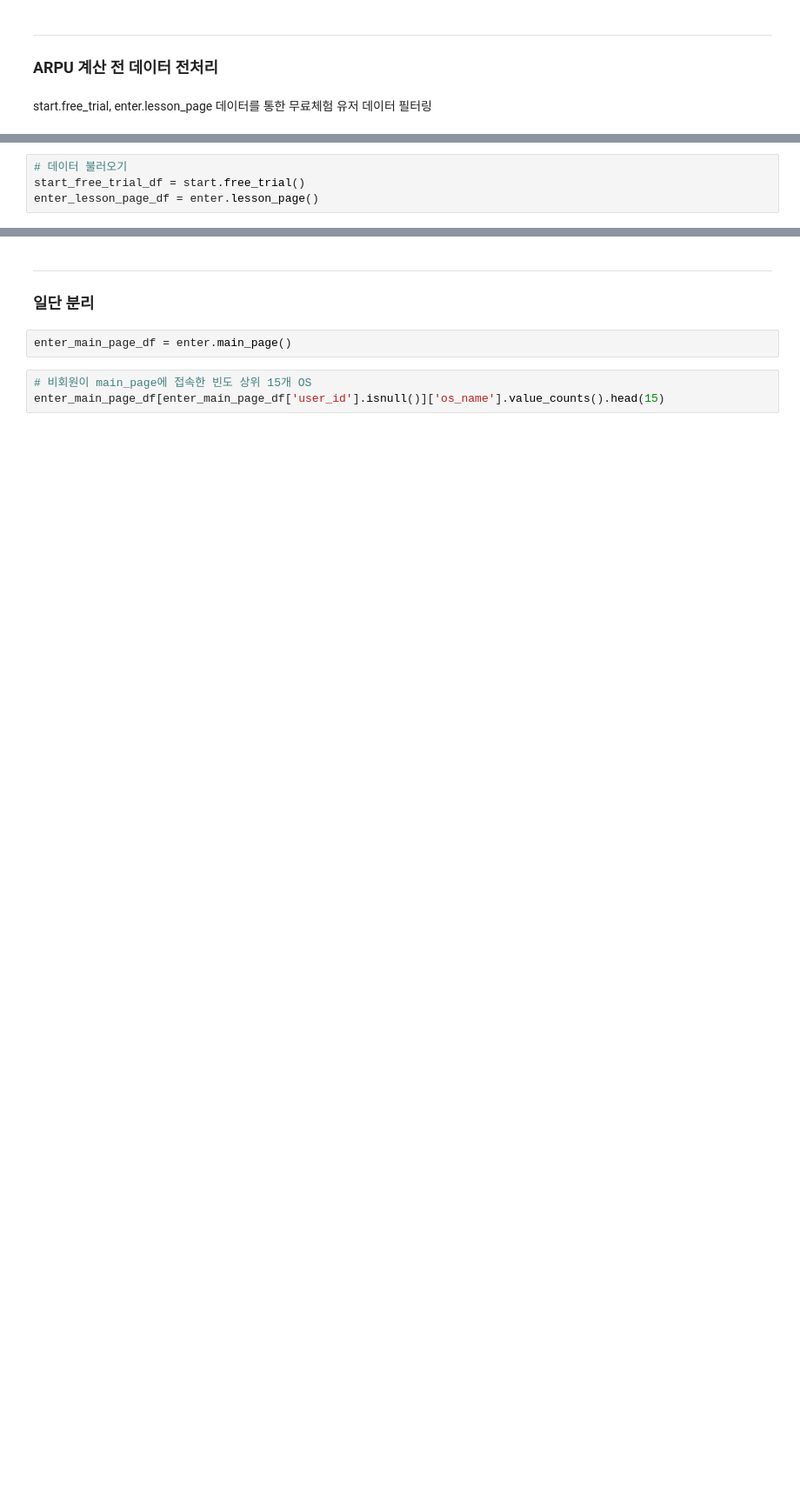
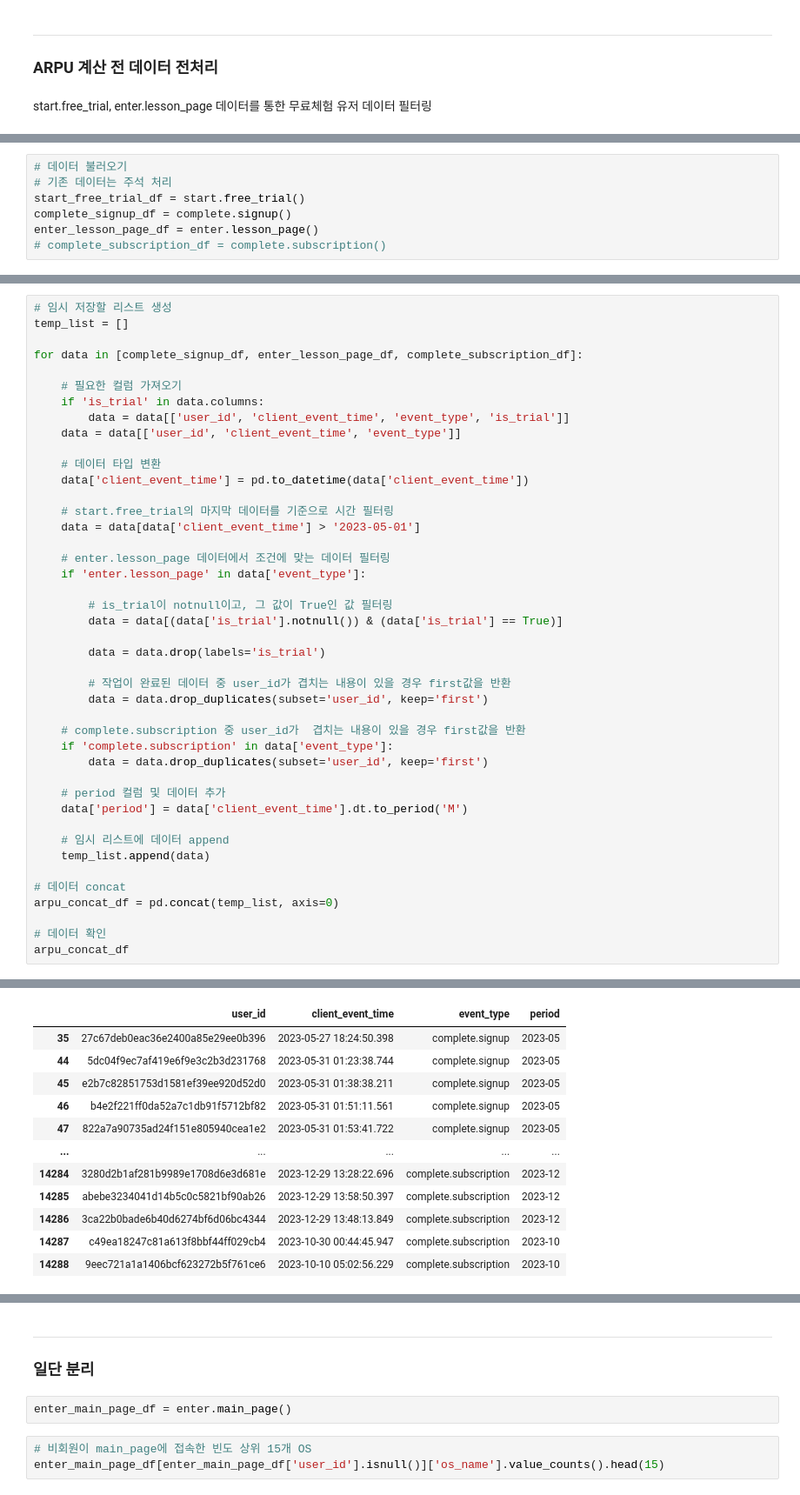
Before and after one commit to saeraniren/intermediate_project, a Jupyter notebook: lwc_main.ipynb, the cells around one changed output, grey strips where cells are left out. Shown at 87% size. Saved outputs shown, nothing was run; the diff lists cells and outputs as text; blank space fills up the shorter version.

```diff
--- a/lwc_main.ipynb
+++ b/lwc_main.ipynb
@@ -1041,4 +927,7 @@ concat_df_for_arpu
 # %%
 # 데이터 불러오기
+# 기존 데이터는 주석 처리
 start_free_trial_df = start.free_trial()
+complete_signup_df = complete.signup()
 enter_lesson_page_df = enter.lesson_page()
+# complete_subscription_df = complete.subscription()
@@ -1134,0 +934,44 @@ print(len(set(start_free_trial_df_for_arpu['user_id']) & set(enter_lesson_page_d
+# %%
+# 임시 저장할 리스트 생성
+temp_list = []
+
+for data in [complete_signup_df, enter_lesson_page_df, complete_subscription_df]:
+
+    # 필요한 컬럼 가져오기
+    if 'is_trial' in data.columns:
+        data = data[['user_id', 'client_event_time', 'event_type', 'is_trial']]
+    data = data[['user_id', 'client_event_time', 'event_type']]
+
+    # 데이터 타입 변환
+    data['client_event_time'] = pd.to_datetime(data['client_event_time'])
+
+    # start.free_trial의 마지막 데이터를 기준으로 시간 필터링
+    data = data[data['client_event_time'] > '2023-05-01']
+
+    # enter.lesson_page 데이터에서 조건에 맞는 데이터 필터링
+    if 'enter.lesson_page' in data['event_type']:
+
+        # is_trial이 notnull이고, 그 값이 True인 값 필터링
+        data = data[(data['is_trial'].notnull()) & (data['is_trial'] == True)]
+
+        data = data.drop(labels='is_trial')
+
+        # 작업이 완료된 데이터 중 user_id가 겹치는 내용이 있을 경우 first값을 반환
+        data = data.drop_duplicates(subset='user_id', keep='first')
+
+    # complete.subscription 중 user_id가  겹치는 내용이 있을 경우 first값을 반환
+    if 'complete.subscription' in data['event_type']:
+        data = data.drop_duplicates(subset='user_id', keep='first')
+
+    # period 컬럼 및 데이터 추가
+    data['period'] = data['client_event_time'].dt.to_period('M')
+
+    # 임시 리스트에 데이터 append
+    temp_list.append(data)
+
+# 데이터 concat
+arpu_concat_df = pd.concat(temp_list, axis=0)
+
+# 데이터 확인
+arpu_concat_df
+# %% [output]
@@ -1134,0 +988,12 @@ print(len(set(start_free_trial_df_for_arpu['user_id']) & set(enter_lesson_page_d
+|  | user_id | client_event_time | event_type | period |
+| 35 | 27c67deb0eac36e2400a85e29ee0b396 | 2023-05-27 18:24:50.398 | complete.signup | 2023-05 |
+| 44 | 5dc04f9ec7af419e6f9e3c2b3d231768 | 2023-05-31 01:23:38.744 | complete.signup | 2023-05 |
+| 45 | e2b7c82851753d1581ef39ee920d52d0 | 2023-05-31 01:38:38.211 | complete.signup | 2023-05 |
+| 46 | b4e2f221ff0da52a7c1db91f5712bf82 | 2023-05-31 01:51:11.561 | complete.signup | 2023-05 |
+| 47 | 822a7a90735ad24f151e805940cea1e2 | 2023-05-31 01:53:41.722 | complete.signup | 2023-05 |
+| ... | ... | ... | ... | ... |
+| 14284 | 3280d2b1af281b9989e1708d6e3d681e | 2023-12-29 13:28:22.696 | complete.subscription | 2023-12 |
+| 14285 | abebe3234041d14b5c0c5821bf90ab26 | 2023-12-29 13:58:50.397 | complete.subscription | 2023-12 |
+| 14286 | 3ca22b0bade6b40d6274bf6d06bc4344 | 2023-12-29 13:48:13.849 | complete.subscription | 2023-12 |
+| 14287 | c49ea18247c81a613f8bbf44ff029cb4 | 2023-10-30 00:44:45.947 | complete.subscription | 2023-10 |
+| 14288 | 9eec721a1a1406bcf623272b5f761ce6 | 2023-10-10 05:02:56.229 | complete.subscription | 2023-10 |
```
Also changed, not shown: parts of 27 cells of this notebook, 1 other file.
